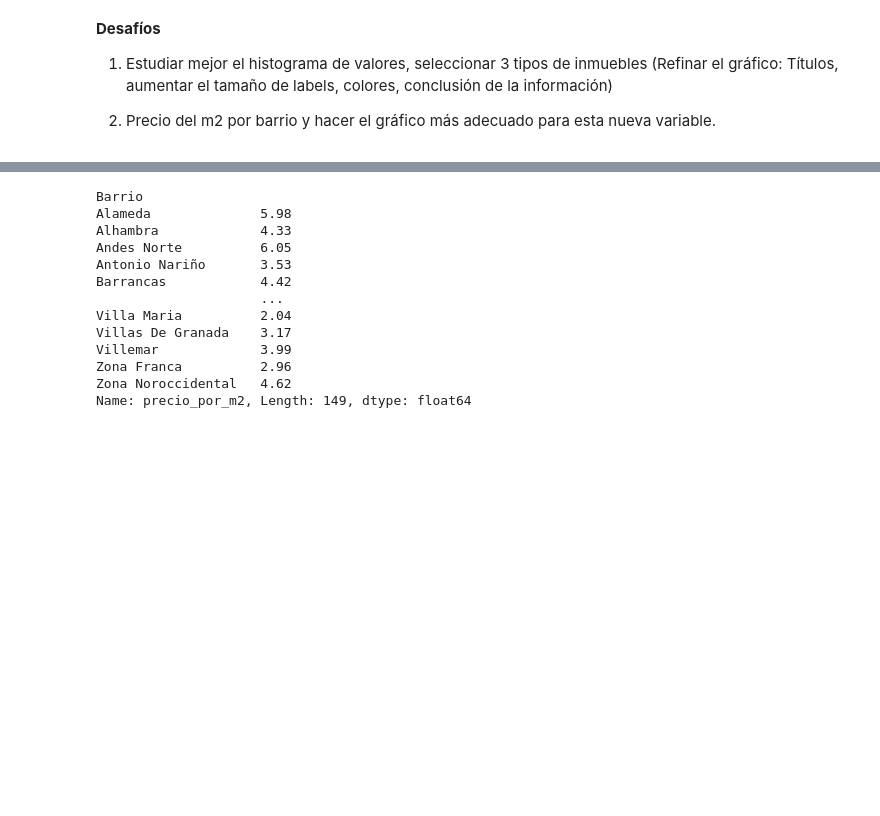
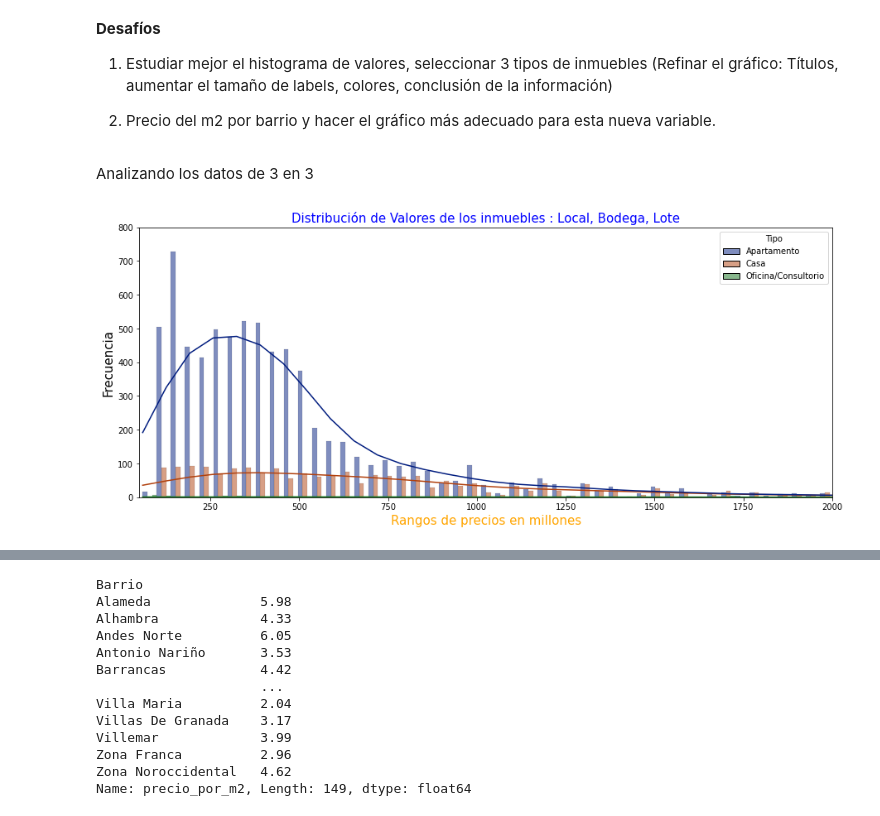
Before and after one commit to RoAlro/InmersionDeDatos1, a Jupyter notebook: Inmersion_de_datos_Desafio_2.ipynb, the cells around one changed output, grey strips where cells are left out. Drawn from its saved outputs; the diff is of its cells as text; code cells hidden in the pictures; blank space fills up the shorter version.

```diff
--- a/Inmersion_de_datos_Desafio_2.ipynb
+++ b/Inmersion_de_datos_Desafio_2.ipynb
@@ -172,4 +172,19 @@ plt.show()
 1. Estudiar mejor el histograma de valores, seleccionar 3 tipos de inmuebles (Refinar el gráfico: Títulos, aumentar el tamaño de labels, colores, conclusión de la información)
 
 2. Precio del m2 por barrio y hacer el gráfico más adecuado para esta nueva variable.
+# %% [markdown]
+Analizando los datos de 3 en 3
+# %%
+inmuebles_filtr=inmuebles.query("Tipo in ['Apartamento','Casa','Oficina/Consultorio']")
+plt.figure(figsize=(15,6))
+grafica = sns.histplot(data=inmuebles_filtr, x='Precio_Millon', kde=True, hue='Tipo', palette='dark',multiple='dodge')
+grafica.set_title('Distribución de Valores de los inmuebles : Local, Bodega, Lote',fontsize=15,color='blue')
+plt.xlim((50,2000))
+plt.ylim((0,800))
+plt.xlabel('Rangos de precios en millones',fontsize=15,color='orange')
+plt.ylabel('Frecuencia',fontsize=15,color='black')
+plt.savefig('/content/drive/MyDrive/DATASCIENCE/Inmersión de datos/valor_inmuebles1.png',format='png')
+plt.show()
+# %% [output]
+[figure, added]
 # %%
```
Also changed, not shown: parts of 7 cells of this notebook.
